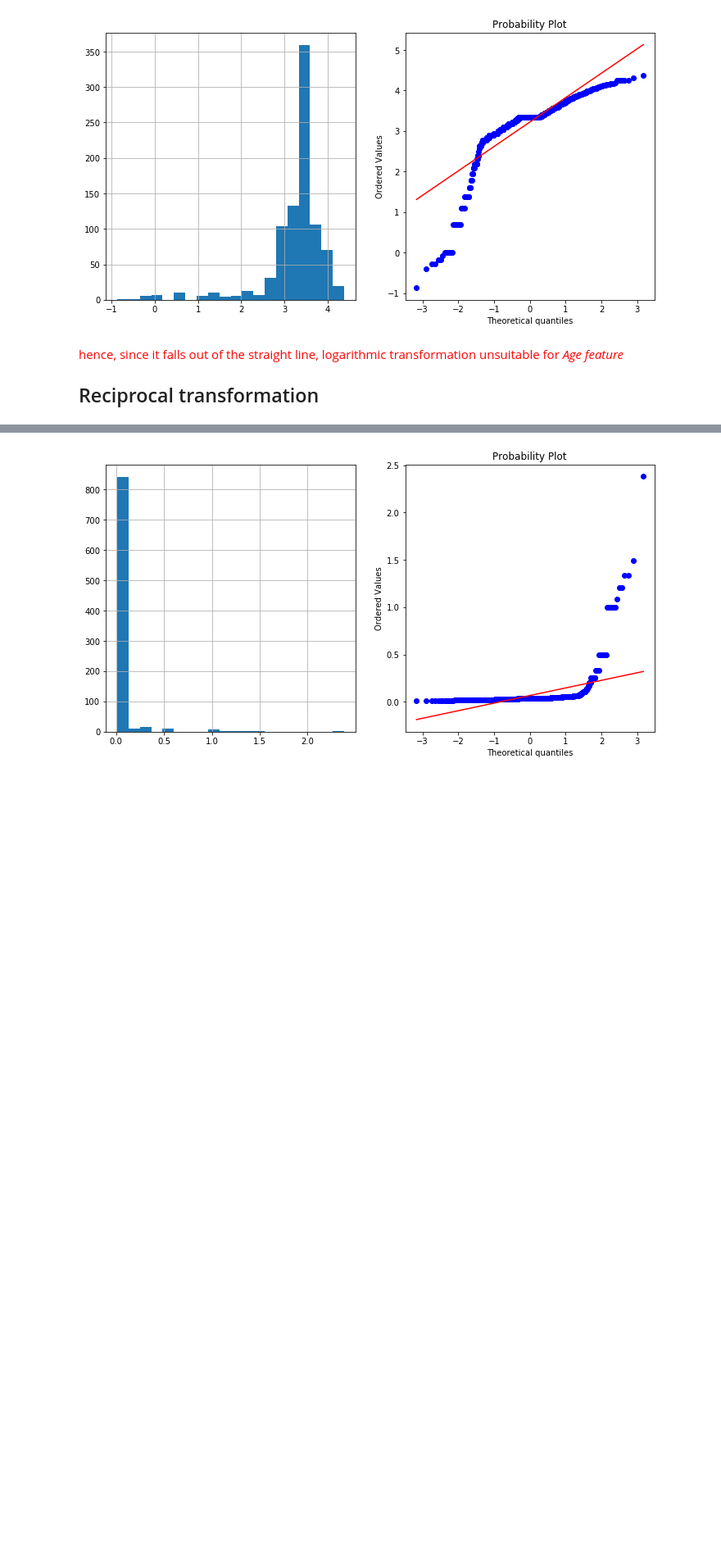
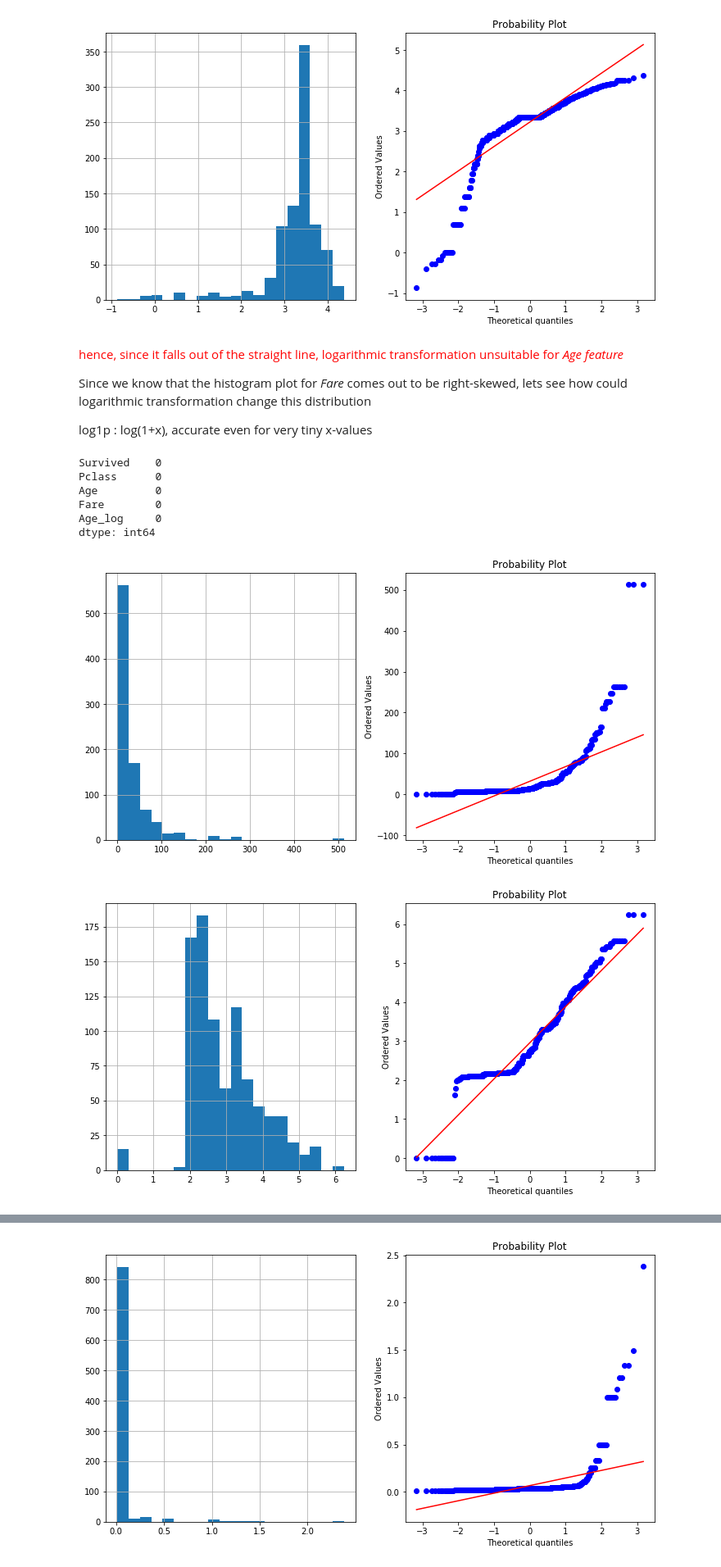
Before and after one commit to akshayDev17/Machine-Learning-Concepts, a Jupyter notebook: src/feature-engineering.ipynb, the cells around one changed output, grey strips where cells are left out. Shown: that part at 82% size. Cells and saved outputs as stored; diff of their text form; code cells hidden in the pictures; blank space fills up the shorter version.

```diff
--- a/src/feature-engineering.ipynb
+++ b/src/feature-engineering.ipynb
@@ -1009,4 +1022,24 @@ dtype: int64
 # %% [markdown]
 <font color="red">hence, since it falls out of the straight line, logarithmic transformation unsuitable for *Age feature*</font>
 
-## Reciprocal transformation
+Since we know that the histogram plot for *Fare* comes out to be right-skewed, lets see how could logarithmic transformation change this distribution
+
+log1p : log(1+x), accurate even for very tiny x-values
+# %%
+# fill up Fare-NaN values
+df['Fare'].fillna(df['Fare'].median(), inplace=True)
+display(df.isnull().sum())
+plot_feature('Fare')
+
+# logarithmic transformation for Fare
+df['Fare_log'] = np.log1p(df['Fare'])
+plot_feature('Fare_log')
+# %% [output]
+Survived    0
+Pclass      0
+Age         0
+Fare        0
+Age_log     0
+dtype: int64
+[figure, added]
+[figure, added]
```
Also changed, not shown: parts of 11 cells of this notebook.
